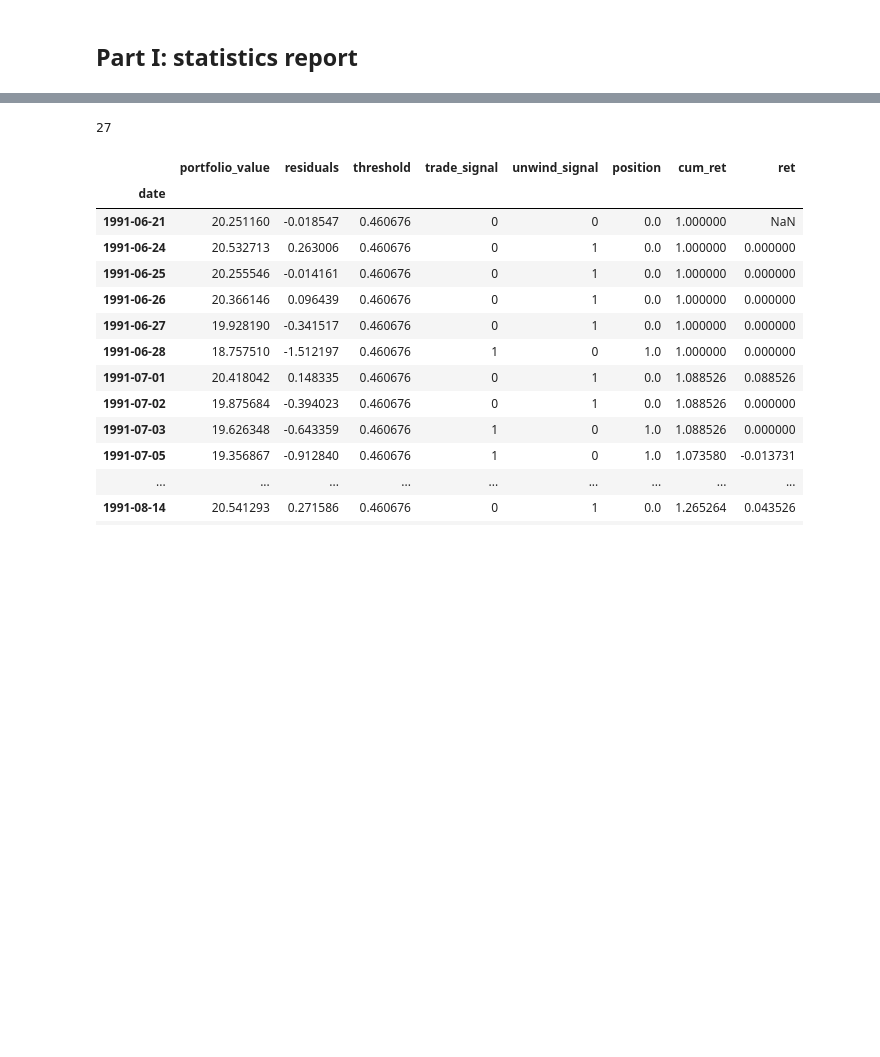
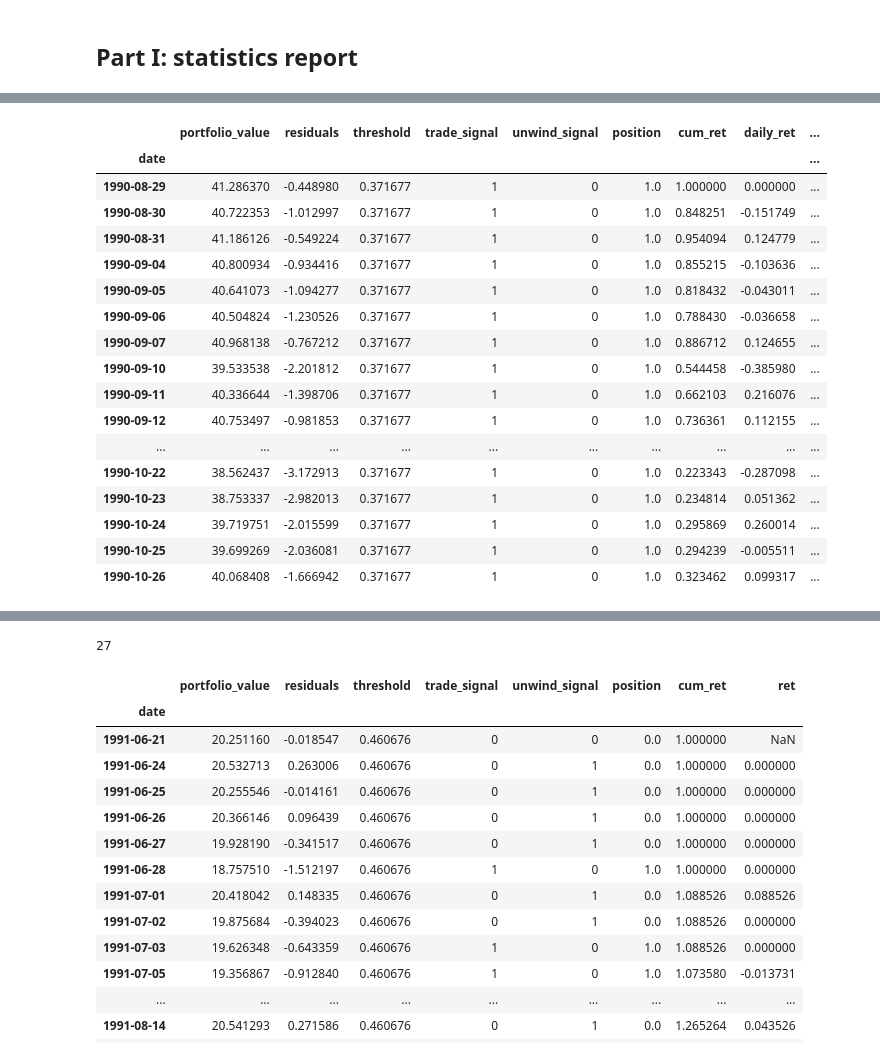
Before and after one commit to KeyangPan/PairsTrading, a Jupyter notebook: main_MRP_visualization.ipynb, the cells around one changed output, grey strips where cells are left out. Cells and saved outputs as stored; diff of their text form; code cells hidden in the pictures; blank space fills up the shorter version.

```diff
--- a/main_MRP_visualization.ipynb
+++ b/main_MRP_visualization.ipynb
@@ -165,0 +245,23 @@ stats_df.describe()
+# %%
+table = test_list[0]
+
+table
+# %% [output]
+|  | portfolio_value | residuals | threshold | trade_signal | unwind_signal | position | cum_ret | daily_ret | ... |
+| date |  |  |  |  |  |  |  |  | ... |
+| 1990-08-29 | 41.286370 | -0.448980 | 0.371677 | 1 | 0 | 1.0 | 1.000000 | 0.000000 | ... |
+| 1990-08-30 | 40.722353 | -1.012997 | 0.371677 | 1 | 0 | 1.0 | 0.848251 | -0.151749 | ... |
+| 1990-08-31 | 41.186126 | -0.549224 | 0.371677 | 1 | 0 | 1.0 | 0.954094 | 0.124779 | ... |
+| 1990-09-04 | 40.800934 | -0.934416 | 0.371677 | 1 | 0 | 1.0 | 0.855215 | -0.103636 | ... |
+| 1990-09-05 | 40.641073 | -1.094277 | 0.371677 | 1 | 0 | 1.0 | 0.818432 | -0.043011 | ... |
+| 1990-09-06 | 40.504824 | -1.230526 | 0.371677 | 1 | 0 | 1.0 | 0.788430 | -0.036658 | ... |
+| 1990-09-07 | 40.968138 | -0.767212 | 0.371677 | 1 | 0 | 1.0 | 0.886712 | 0.124655 | ... |
+| 1990-09-10 | 39.533538 | -2.201812 | 0.371677 | 1 | 0 | 1.0 | 0.544458 | -0.385980 | ... |
+| 1990-09-11 | 40.336644 | -1.398706 | 0.371677 | 1 | 0 | 1.0 | 0.662103 | 0.216076 | ... |
+| 1990-09-12 | 40.753497 | -0.981853 | 0.371677 | 1 | 0 | 1.0 | 0.736361 | 0.112155 | ... |
+| ... | ... | ... | ... | ... | ... | ... | ... | ... | ... |
+| 1990-10-22 | 38.562437 | -3.172913 | 0.371677 | 1 | 0 | 1.0 | 0.223343 | -0.287098 | ... |
+| 1990-10-23 | 38.753337 | -2.982013 | 0.371677 | 1 | 0 | 1.0 | 0.234814 | 0.051362 | ... |
+| 1990-10-24 | 39.719751 | -2.015599 | 0.371677 | 1 | 0 | 1.0 | 0.295869 | 0.260014 | ... |
+| 1990-10-25 | 39.699269 | -2.036081 | 0.371677 | 1 | 0 | 1.0 | 0.294239 | -0.005511 | ... |
+| 1990-10-26 | 40.068408 | -1.666942 | 0.371677 | 1 | 0 | 1.0 | 0.323462 | 0.099317 | ... |
```
Also changed, not shown: parts of 8 cells of this notebook, 4 other files.
